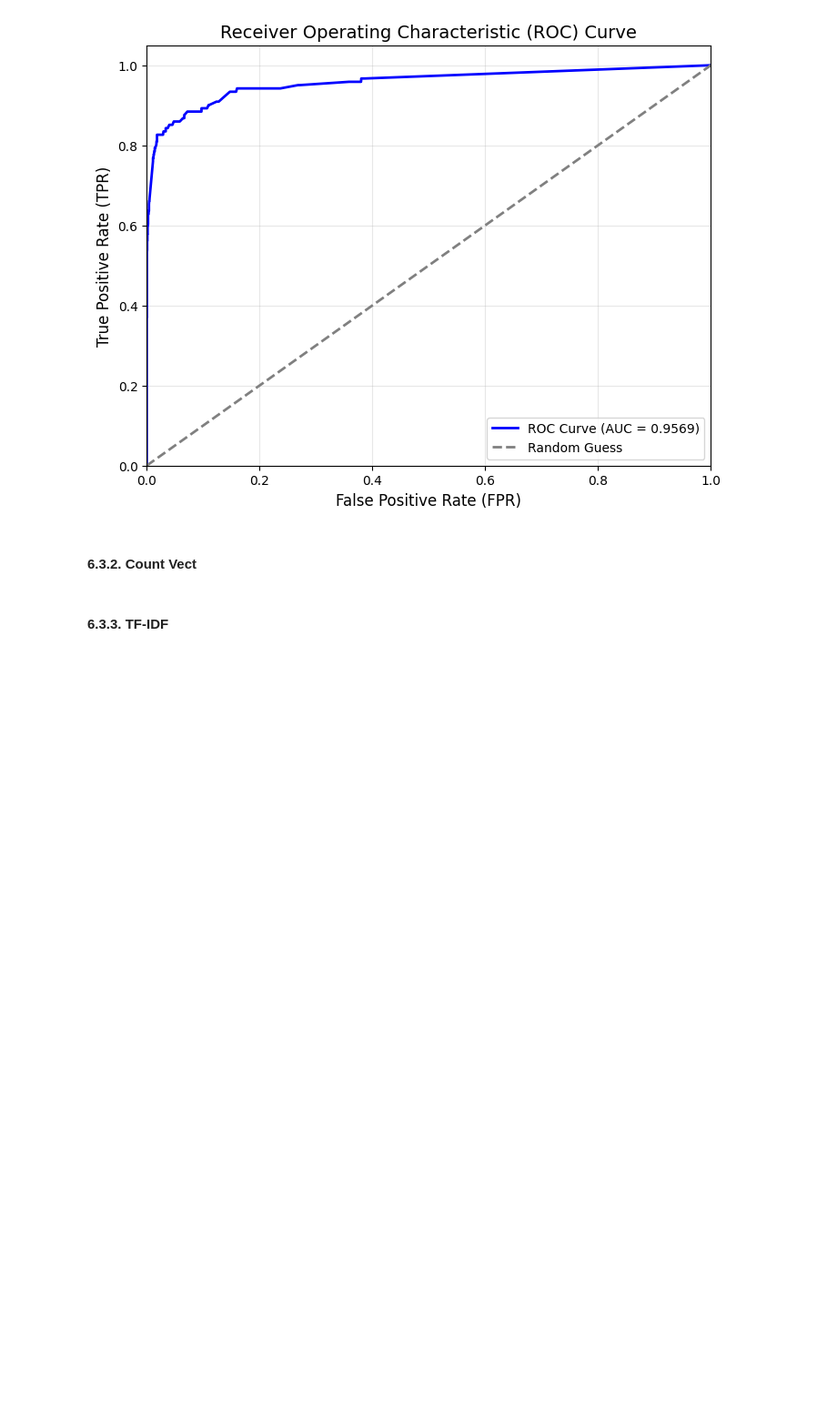
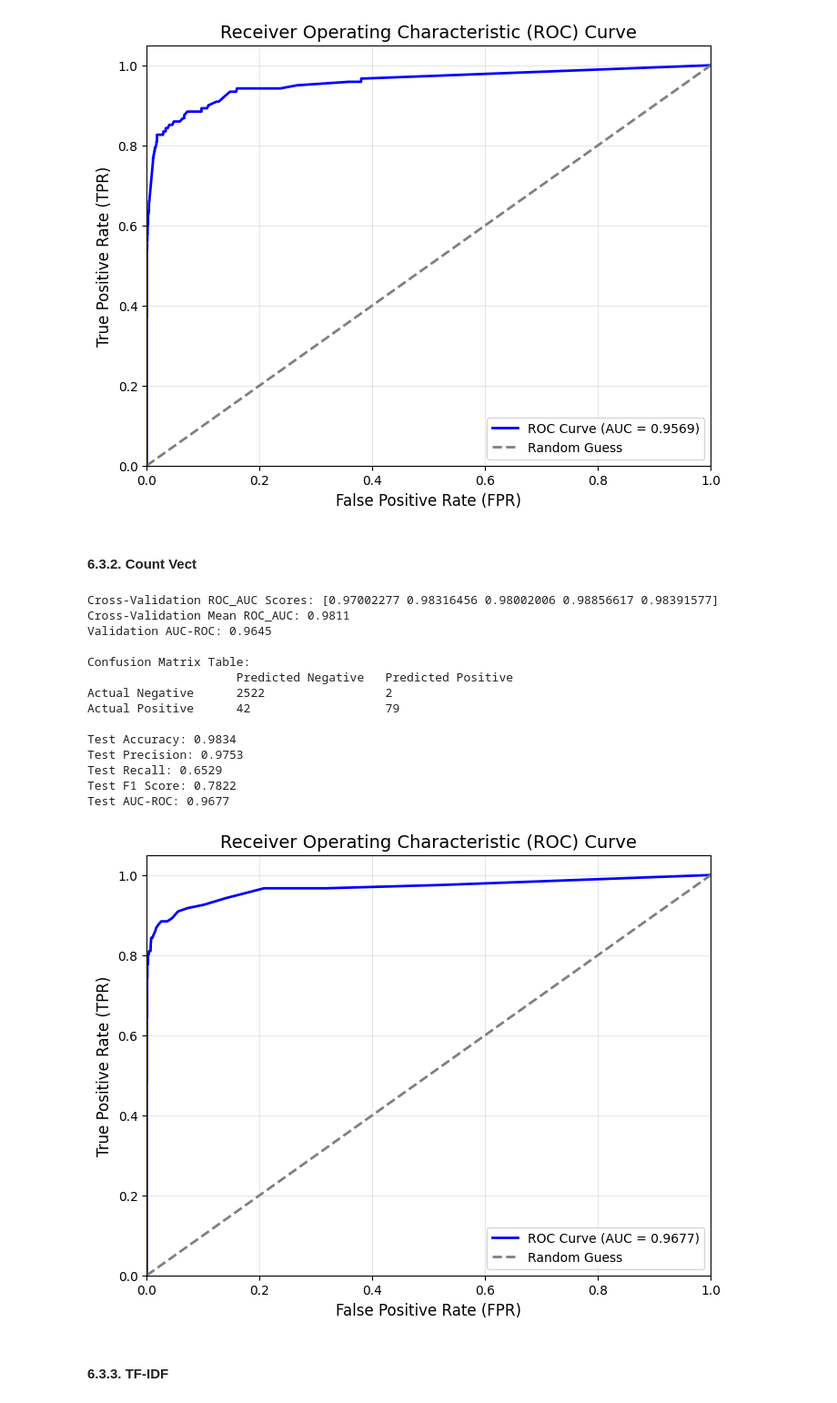
Before and after one commit to undeser/fake-jobs-detection, a Jupyter notebook: notebook.ipynb, the cells around one changed output. Shown at 91% size. Saved outputs shown, nothing was run; the diff lists cells and outputs as text; code cells hidden in the pictures; blank space fills up the shorter version.

```diff
--- a/notebook.ipynb
+++ b/notebook.ipynb
@@ -492,12 +492,19 @@ from sklearn.linear_model import LogisticRegression
 ## 6. Machine Learning Models
 # %% [markdown]
 ### 6.1. Evaluation of different models
+# %%
+dict_result = {}
+
+def update_dict(dict_result, model_name, metric, value):
+    if model_name not in dict_result:
+        dict_result[model_name] = {}
+    dict_result[model_name][metric] = value
 # %%
 from sklearn.metrics import roc_auc_score, accuracy_score, precision_score, recall_score, f1_score, roc_curve, auc
 from sklearn.model_selection import cross_val_score
 import matplotlib.pyplot as plt
 
-def evaluate_model(model, X_train, y_train, X_val, y_val, X_test, y_test, scoring='roc_auc'):
+def evaluate_model(model, X_train, y_train, X_val, y_val, X_test, y_test, model_name, scoring='roc_auc', dict_result=dict_result):
     """
     Function to train, cross-validate, and evaluate a model.
 
@@ -566,4 +573,15 @@ def evaluate_model(model, X_train, y_train, X_val, y_val, X_test, y_test, scorin
     plt.legend(loc='lower right', fontsize=10)
     plt.grid(alpha=0.3)
     plt.show()
+
+    for metric, value in {"cross-validated auc-roc scores": f'{cv_scores}',
+                         "cross-validated mean auc-roc": f'{cv_scores.mean():.4f}',
+                         "validation set auc-roc": f'{val_auc:.4f}',
+                         "test accuracy": f'{accuracy:.4f}',
+                         "test precision": f'{precision:.4f}',
+                         "test recall": f'{recall:.4f}',
+                         "test f1": f'{f1:.4f}',
+                         "test auc_score": f'{auc_score:.4f}'}.items():
+
+        update_dict(dict_result, model_name, metric, value)
 # %%
@@ -715,7 +744,23 @@ Test AUC-ROC: 0.9569
 # %% [markdown]
 #### 6.3.2. Count Vect
 # %%
-evaluate_model(RFmodel, X_train_count, y_train, X_val_count, y_val, X_test_count, y_test, scoring='roc_auc')
+evaluate_model(RFmodel, X_train_count, y_train, X_val_count, y_val, X_test_count, y_test, 'rf-count', scoring='roc_auc')
+# %% [output]
+Cross-Validation ROC_AUC Scores: [0.97002277 0.98316456 0.98002006 0.98856617 0.98391577]
+Cross-Validation Mean ROC_AUC: 0.9811
+Validation AUC-ROC: 0.9645
+
+Confusion Matrix Table:
+                     Predicted Negative   Predicted Positive
+Actual Negative      2522                 2
+Actual Positive      42                   79
+
+Test Accuracy: 0.9834
+Test Precision: 0.9753
+Test Recall: 0.6529
+Test F1 Score: 0.7822
+Test AUC-ROC: 0.9677
+[figure, added]
 # %% [markdown]
 #### 6.3.3. TF-IDF
 # %%
```
Also changed, not shown: parts of 25 cells of this notebook.
